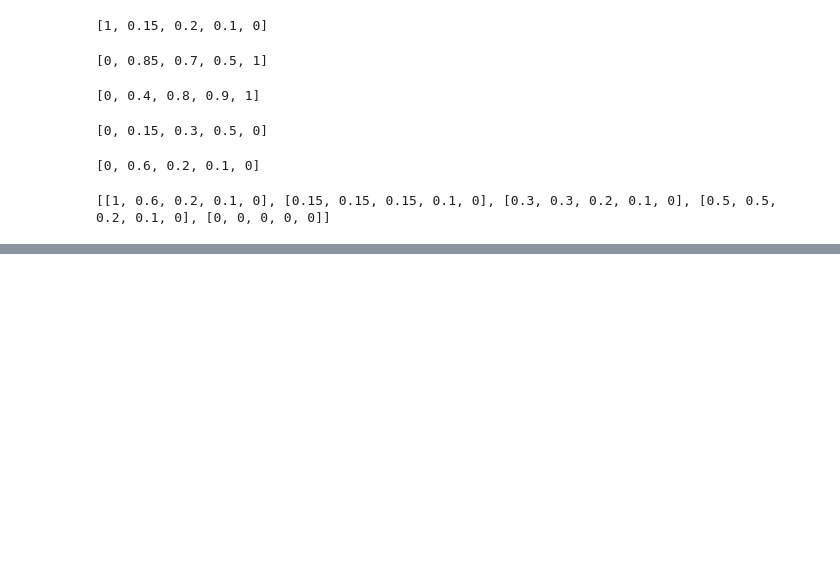
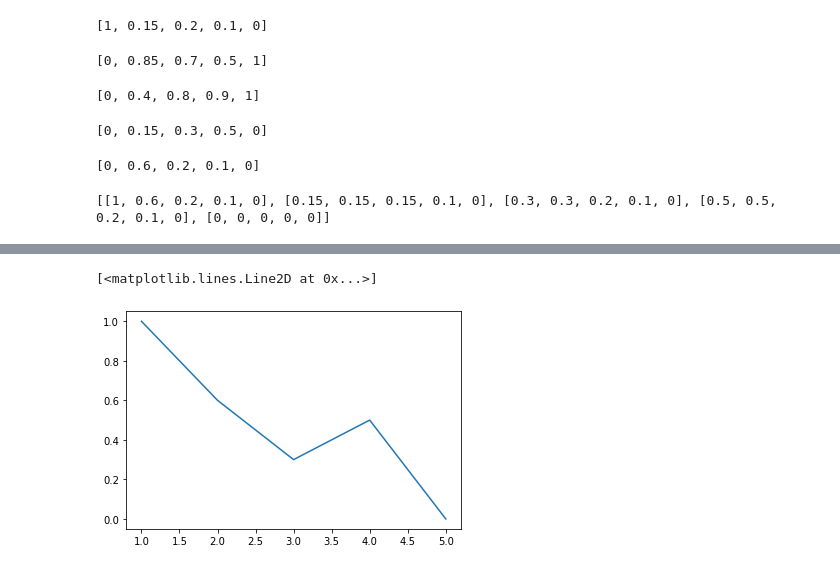
Before and after one commit to patilks21/SC-OA, a Jupyter notebook: asign1.ipynb, the cells around one changed output, grey strips where cells are left out. Cells and saved outputs as stored; diff of their text form; code cells hidden in the pictures; blank space fills up the shorter version.

```diff
--- a/asign1.ipynb
+++ b/asign1.ipynb
@@ -59,0 +70,5 @@ print(cartesianprod)
+# %%
+plt.plot(x,union)
+# %% [output]
+[<matplotlib.lines.Line2D at 0x...>]
+[figure, added]
```
Also changed, not shown: parts of 4 cells of this notebook.
